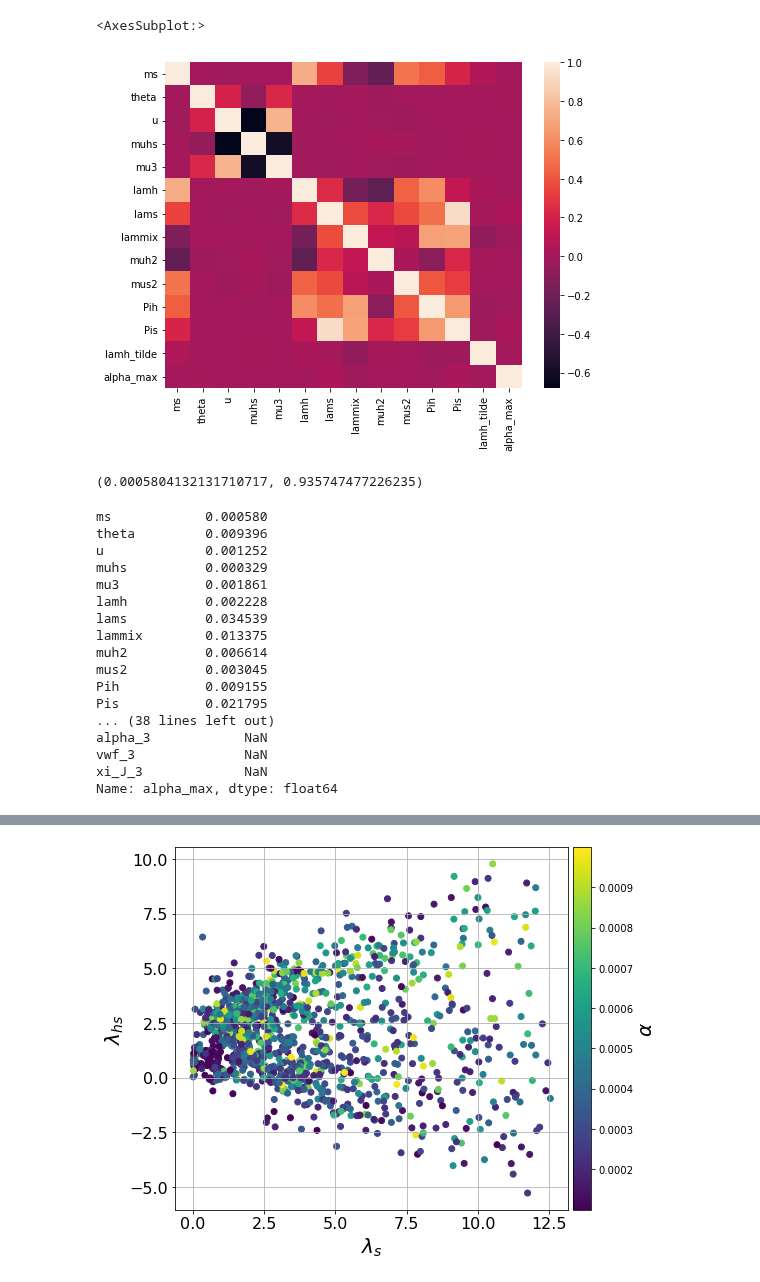
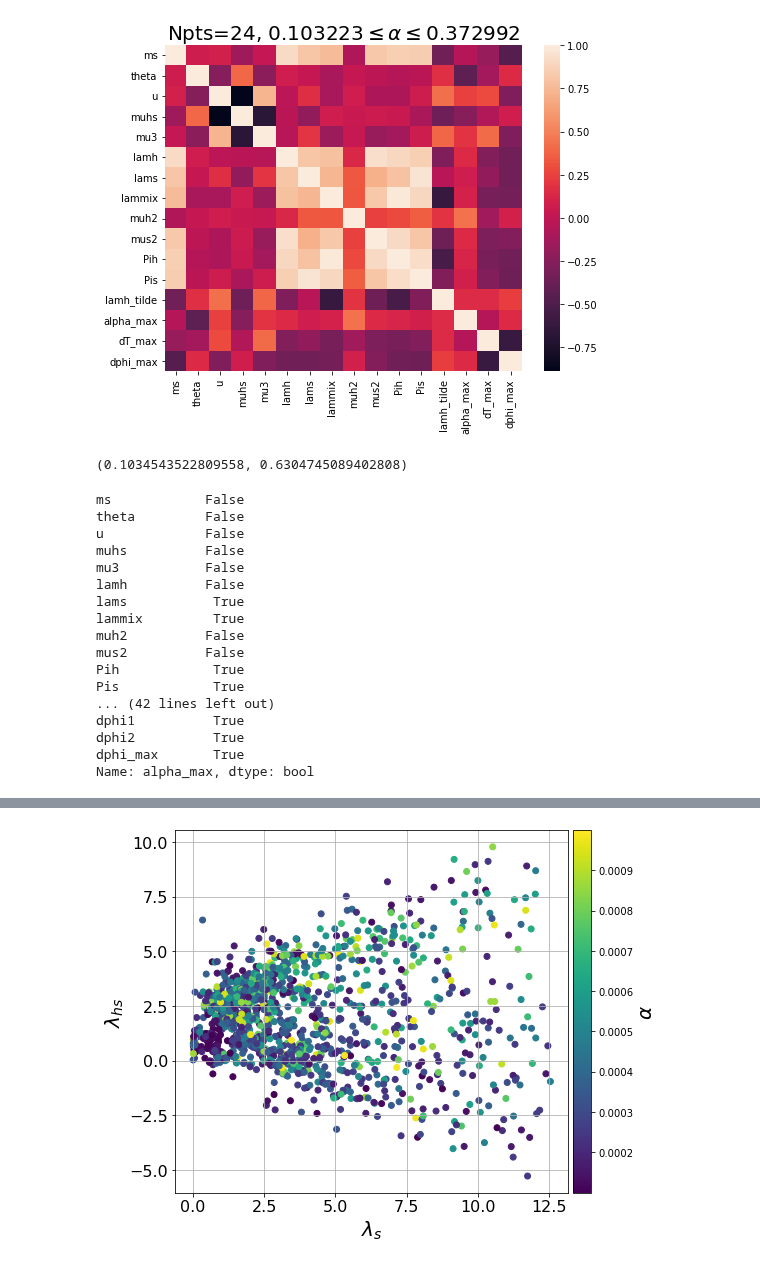
Before and after one commit to PB-316/Z_2breaking-PT-BAU, a Jupyter notebook: PLOTS_cluster_data.ipynb, the cells around one changed output, grey strips where cells are left out. Saved outputs shown, nothing was run; the diff lists cells and outputs as text; code cells hidden in the pictures.

```diff
--- a/PLOTS_cluster_data.ipynb
+++ b/PLOTS_cluster_data.ipynb
@@ -84,38 +111,38 @@ len(df)
 # %%
-df.columns
 Columns=['ms', 'theta', 'u', 'muhs', 'mu3', 'lamh', 'lams', 'lammix', 'muh2',
-       'mus2', 'Pih', 'Pis', 'lamh_tilde',"alpha_max"]
+       'mus2', 'Pih', 'Pis', 'lamh_tilde',"alpha_max","dT_max","dphi_max"]
-# %%
-import seaborn as sns
-
-sns.heatmap(df[Columns].corr())
-# %% [output]
-<AxesSubplot:>
-[figure, removed]
+# %%
+
+sns.heatmap(df[Columns].corr())
+title="Npts="+str(len(df))+", "+str(round(df.alpha_max.min(),6))+"$\leq \\alpha \leq$"+str(round(df.alpha_max.max(),6))
+plt.title(title,size=label_size)
+plt.show()
+# %% [output]
+[figure, added]
 # %%
-stats.pearsonr(df['ms'], df['alpha_max'])
+stats.pearsonr(df['lammix'], df['alpha_max'])
 # %% [output]
-(0.0005804132131710717, 0.935747477226235)
+(0.1034543522809558, 0.6304745089402808)
 # %%
-abs(df.corr()["alpha_max"])
+abs(df.corr()["alpha_max"])>.2
 # %% [output]
-ms            0.000580
-theta         0.009396
-u             0.001252
-muhs          0.000329
-mu3           0.001861
-lamh          0.002228
-lams          0.034539
-lammix        0.013375
-muh2          0.006614
-mus2          0.003045
-Pih           0.009155
-Pis           0.021795
-... (38 lines left out)
-alpha_3            NaN
-vwf_3              NaN
-xi_J_3             NaN
-Name: alpha_max, dtype: float64
+ms            False
+theta         False
+u             False
+muhs          False
+mu3           False
+lamh          False
+lams           True
+lammix         True
+muh2          False
+mus2          False
+Pih            True
+Pis            True
+... (42 lines left out)
+dphi1          True
+dphi2          True
+dphi_max       True
+Name: alpha_max, dtype: bool
 # %%
 df[["ms","muhs","theta","u","mu3","alpha_max"]].hist(figsize=(18,18))
 plt.show()
```
Also changed, not shown: parts of 6 cells of this notebook, 7 other files.
